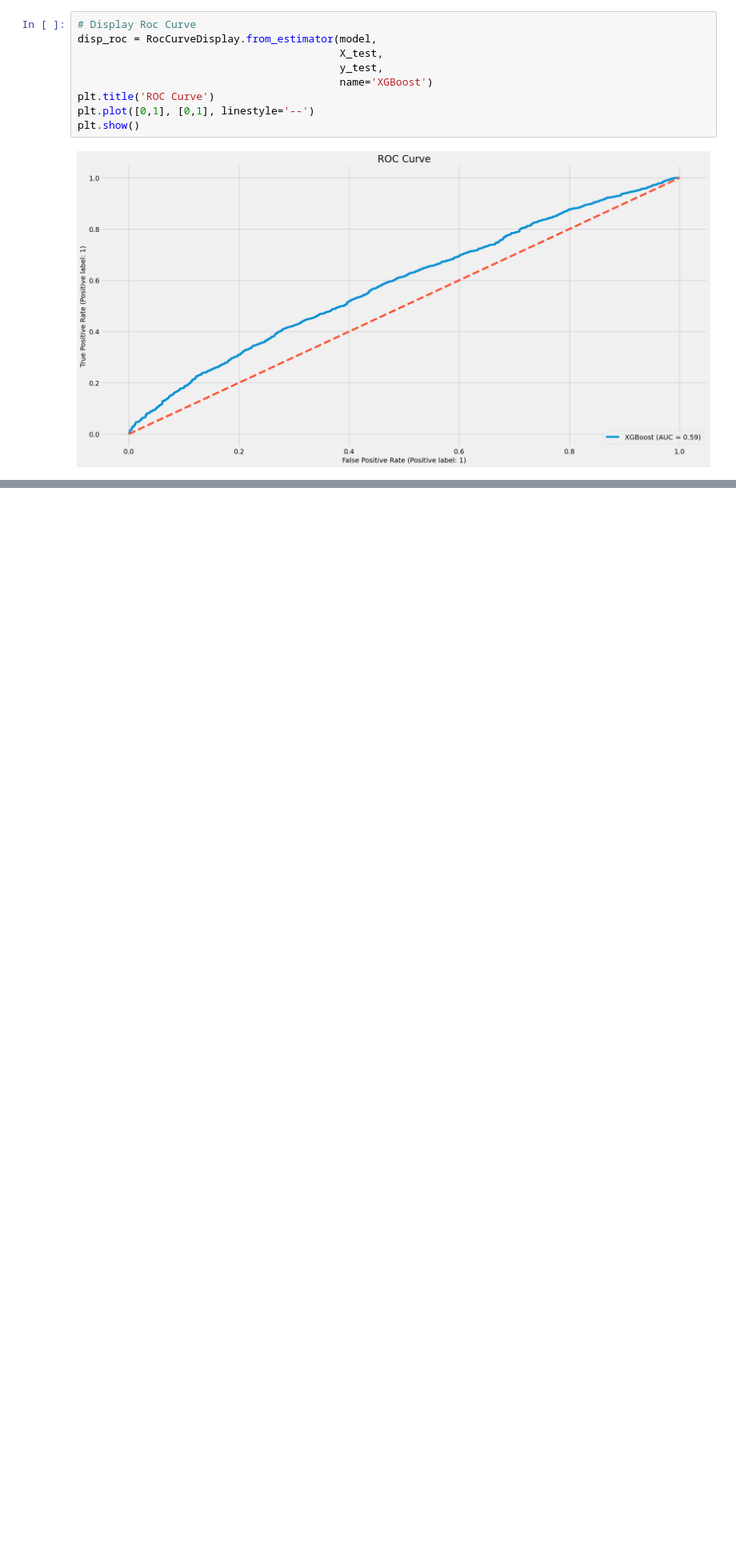
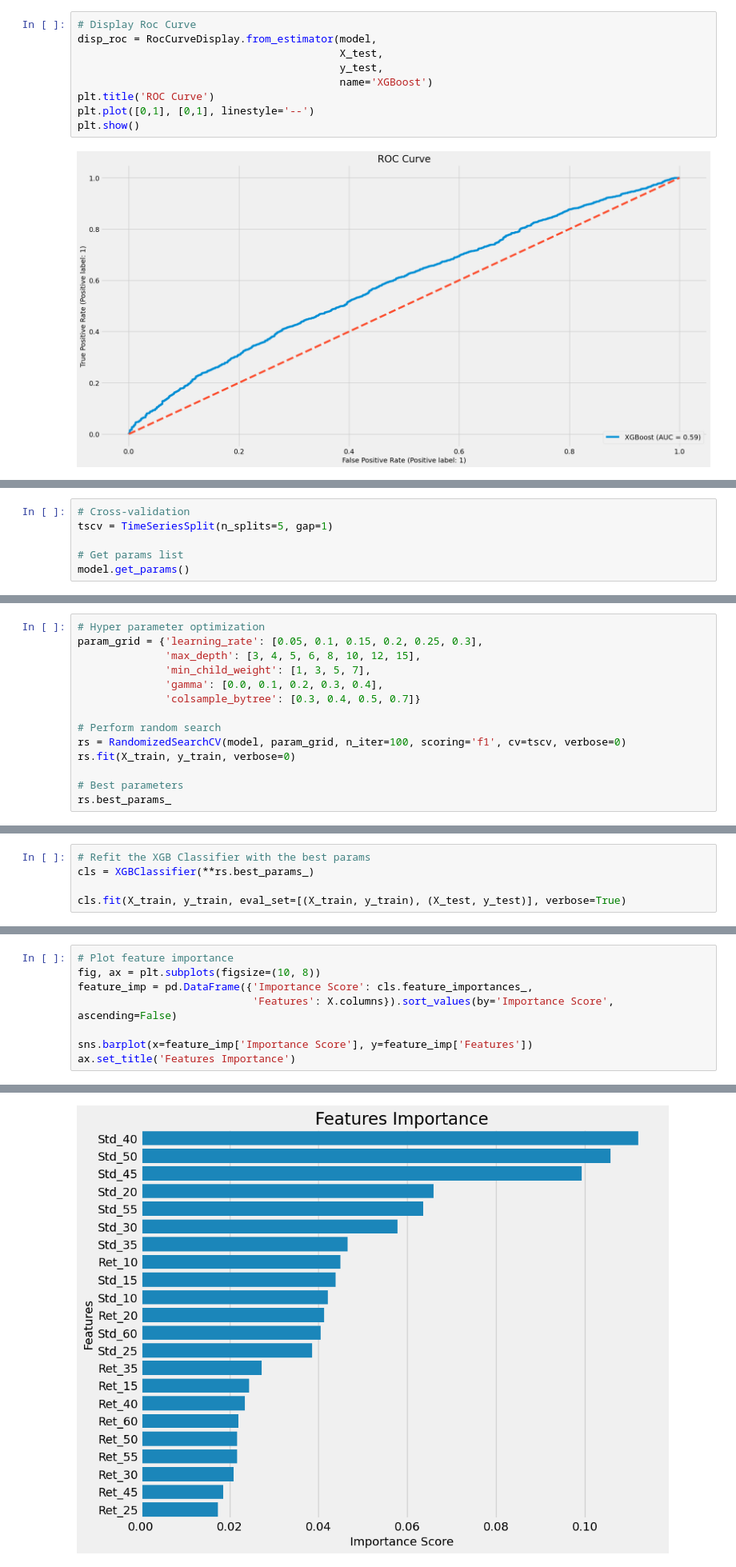
Before and after one commit to JoaoJungblut/QuantFinanceTraining, a Jupyter notebook: PythonLabs/pythonlab14.ipynb, the cells around one changed output, grey strips where cells are left out. Shown: that part at 80% size. Drawn from its saved outputs; the diff is of its cells as text; blank space fills up the shorter version.

```diff
--- a/PythonLabs/pythonlab14.ipynb
+++ b/PythonLabs/pythonlab14.ipynb
@@ -219,0 +230,6 @@ plt.show()
+# %%
+# Cross-validation
+tscv = TimeSeriesSplit(n_splits=5, gap=1)
+
+# Get params list
+model.get_params()
@@ -219,0 +254,14 @@ plt.show()
+# %%
+# Hyper parameter optimization
+param_grid = {'learning_rate': [0.05, 0.1, 0.15, 0.2, 0.25, 0.3],
+              'max_depth': [3, 4, 5, 6, 8, 10, 12, 15],
+              'min_child_weight': [1, 3, 5, 7],
+              'gamma': [0.0, 0.1, 0.2, 0.3, 0.4],
+              'colsample_bytree': [0.3, 0.4, 0.5, 0.7]}
+
+# Perform random search
+rs = RandomizedSearchCV(model, param_grid, n_iter=100, scoring='f1', cv=tscv, verbose=0)
+rs.fit(X_train, y_train, verbose=0)
+
+# Best parameters
+rs.best_params_
@@ -219,0 +279,5 @@ plt.show()
+# %%
+# Refit the XGB Classifier with the best params
+cls = XGBClassifier(**rs.best_params_)
+
+cls.fit(X_train, y_train, eval_set=[(X_train, y_train), (X_test, y_test)], verbose=True)
@@ -219,0 +341,9 @@ plt.show()
+# %%
+# Plot feature importance
+fig, ax = plt.subplots(figsize=(10, 8))
+feature_imp = pd.DataFrame({'Importance Score': cls.feature_importances_,
+                            'Features': X.columns}).sort_values(by='Importance Score', ascending=False)
+
+sns.barplot(x=feature_imp['Importance Score'], y=feature_imp['Features'])
+ax.set_title('Features Importance')
+# %% [output]
@@ -219,0 +351 @@ plt.show()
+[figure, added]
```
Also changed, not shown: parts of 18 cells of this notebook.
